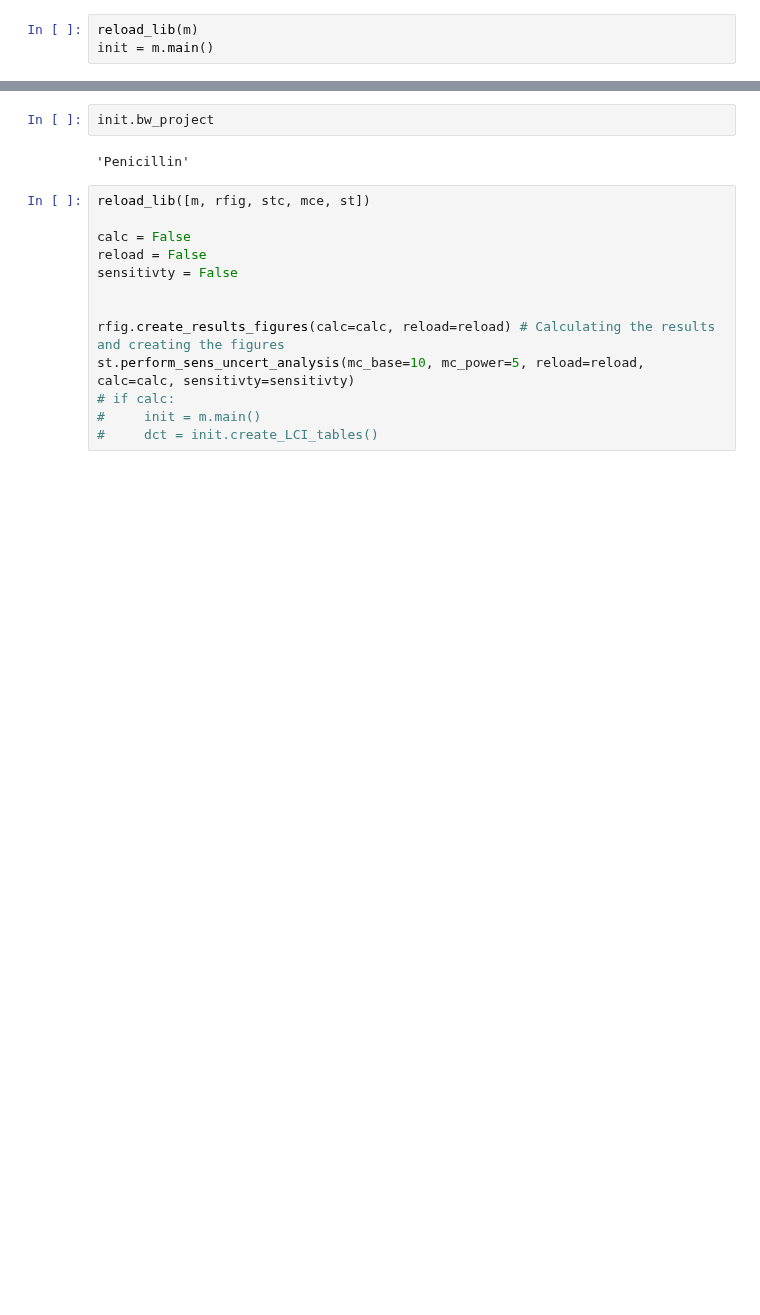
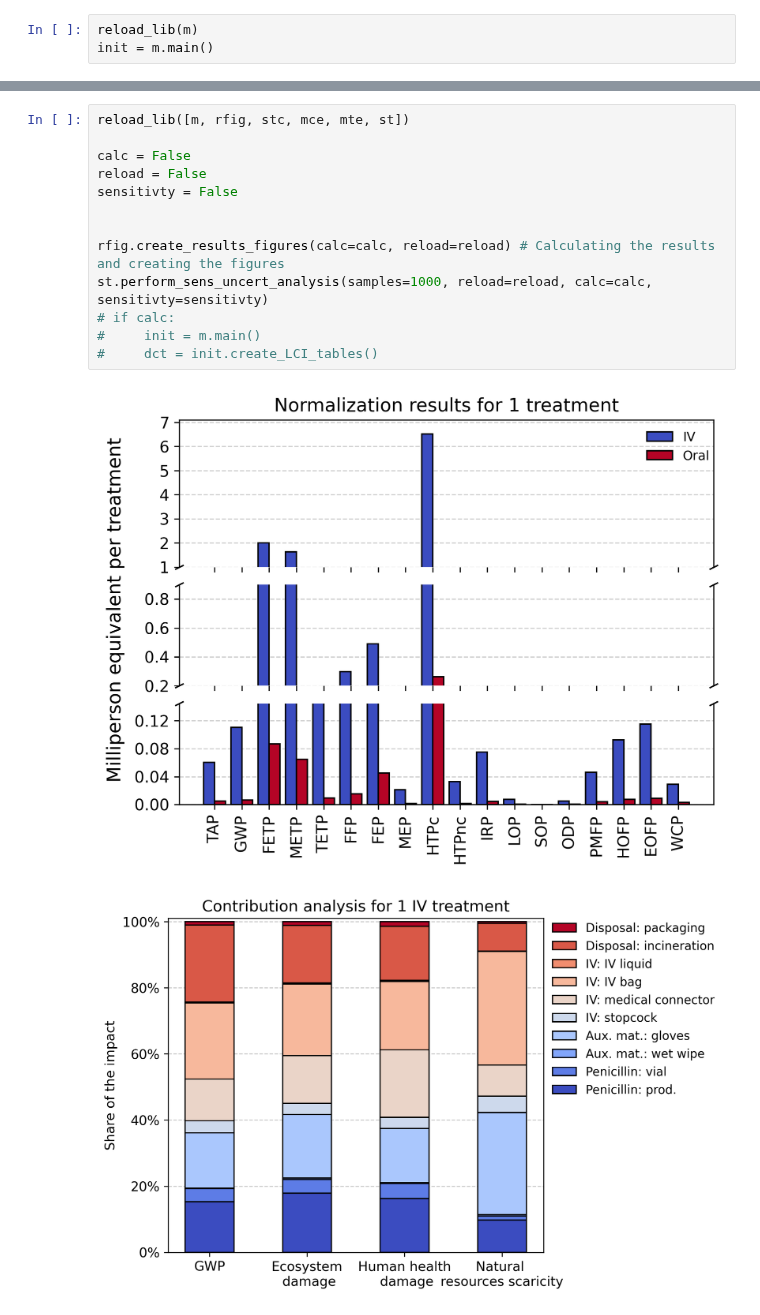
Before and after one commit to RuneWF/penicilin, a Jupyter notebook: Jupyter scripts/main.ipynb, the cells around one changed output, grey strips where cells are left out. Drawn from its saved outputs; the diff is of its cells as text; blank space fills up the shorter version.

```diff
--- a/Jupyter scripts/main.ipynb
+++ b/Jupyter scripts/main.ipynb
@@ -31,17 +17,16 @@ df
-# %%
-init.bw_project
-# %% [output]
-'Penicillin'
 # %%
-reload_lib([m, rfig, stc, mce, st])
+reload_lib([m, rfig, stc, mce, mte, st])
 
 calc = False
 reload = False
 sensitivty = False
 
 
 rfig.create_results_figures(calc=calc, reload=reload) # Calculating the results and creating the figures
-st.perform_sens_uncert_analysis(mc_base=10, mc_power=5, reload=reload, calc=calc, sensitivty=sensitivty)
+st.perform_sens_uncert_analysis(samples=1000, reload=reload, calc=calc, sensitivty=sensitivty)
 # if calc:
 #     init = m.main()
 #     dct = init.create_LCI_tables()
+# %% [output]
+[figure, added]
+[figure, added]
```
Also changed, not shown: parts of 31 cells of this notebook, 28 other files.
